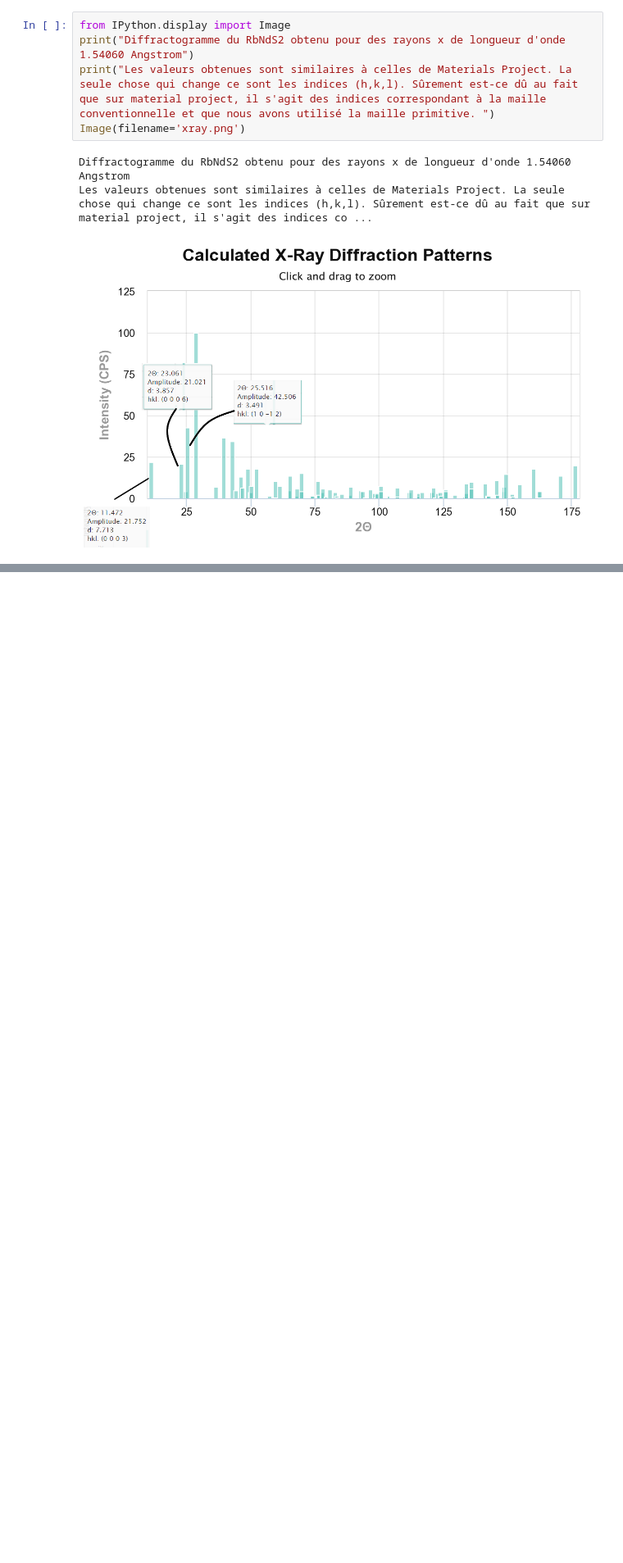
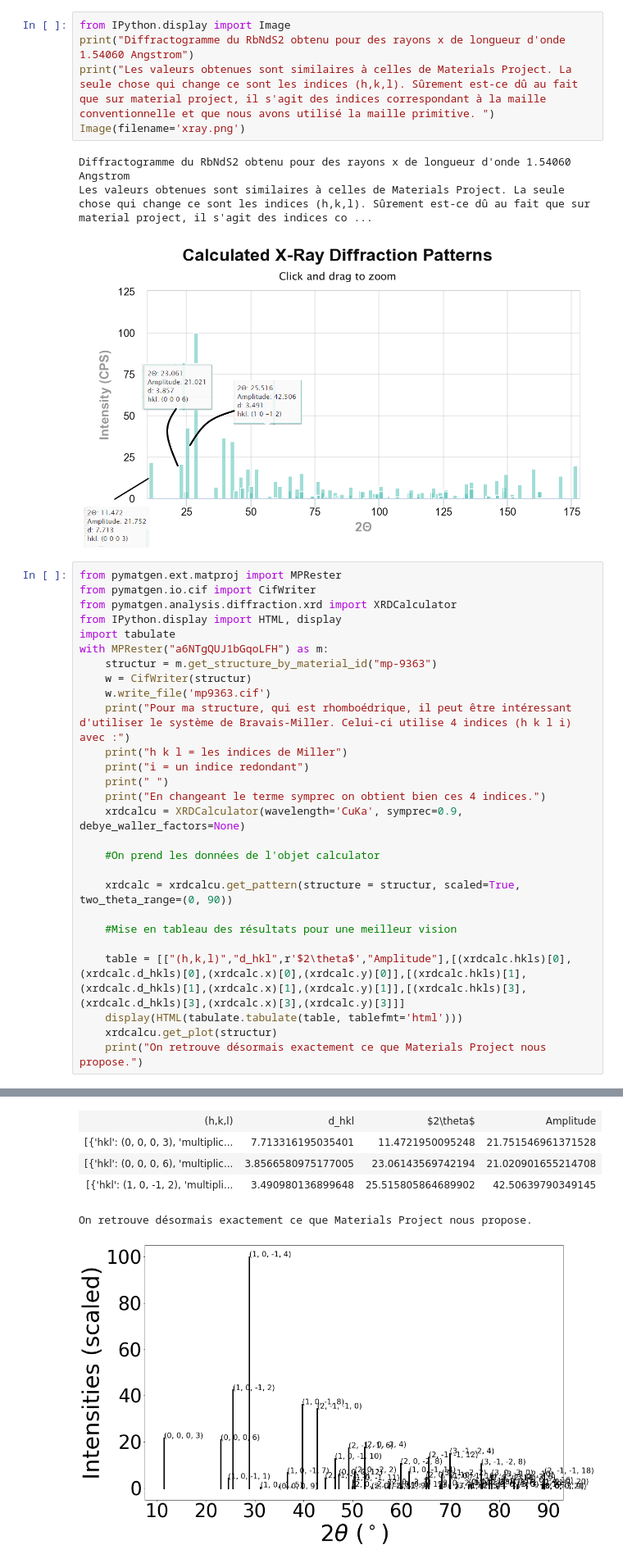
Before and after one commit to antoinepietras/lmapr1492, a Jupyter notebook: xrd.ipynb, the cells around one changed output, grey strips where cells are left out. Shown at 82% size. Saved outputs shown, nothing was run; the diff lists cells and outputs as text; blank space fills up the shorter version.

```diff
--- a/xrd.ipynb
+++ b/xrd.ipynb
@@ -36,3 +38,31 @@ Image(filename='xray.png')
 Diffractogramme du RbNdS2 obtenu pour des rayons x de longueur d'onde 1.54060 Angstrom
 Les valeurs obtenues sont similaires à celles de Materials Project. La seule chose qui change ce sont les indices (h,k,l). Sûrement est-ce dû au fait que sur material project, il s'agit des indices co ...
 [figure]
+# %%
+from pymatgen.ext.matproj import MPRester
+from pymatgen.io.cif import CifWriter
+from pymatgen.analysis.diffraction.xrd import XRDCalculator
+from IPython.display import HTML, display
+import tabulate
+with MPRester("a6NTgQUJ1bGqoLFH") as m:
+    structur = m.get_structure_by_material_id("mp-9363")
+    w = CifWriter(structur)
+    w.write_file('mp9363.cif')
+    print("Pour ma structure, qui est rhomboédrique, il peut être intéressant d'utiliser le système de Bravais-Miller. Celui-ci utilise 4 indices (h k l i) avec :")
+    print("h k l = les indices de Miller")
+    print("i = un indice redondant")
+    print(" ")
+    print("En changeant le terme symprec on obtient bien ces 4 indices.")
+    xrdcalcu = XRDCalculator(wavelength='CuKa', symprec=0.9, debye_waller_factors=None)
+
+    #On prend les données de l'objet calculator
+
+    xrdcalc = xrdcalcu.get_pattern(structure = structur, scaled=True, two_theta_range=(0, 90))
+
+    #Mise en tableau des résultats pour une meilleur vision
+
+    table = [["(h,k,l)","d_hkl",r'$2\theta$',"Amplitude"],[(xrdcalc.hkls)[0],(xrdcalc.d_hkls)[0],(xrdcalc.x)[0],(xrdcalc.y)[0]],[(xrdcalc.hkls)[1],(xrdcalc.d_hkls)[1],(xrdcalc.x)[1],(xrdcalc.y)[1]],[(xrdcalc.hkls)[3],(xrdcalc.d_hkls)[3],(xrdcalc.x)[3],(xrdcalc.y)[3]]]
+    display(HTML(tabulate.tabulate(table, tablefmt='html')))
+    xrdcalcu.get_plot(structur)
+    print("On retrouve désormais exactement ce que Materials Project nous propose.")
+# %% [output]
@@ -38,0 +74,6 @@ Les valeurs obtenues sont similaires à celles de Materials Project. La seule ch
+| (h,k,l) | d_hkl | $2\theta$ | Amplitude |
+| [{'hkl': (0, 0, 0, 3), 'multiplic... | 7.713316195035401 | 11.4721950095248 | 21.751546961371528 |
+| [{'hkl': (0, 0, 0, 6), 'multiplic... | 3.8566580975177005 | 23.06143569742194 | 21.020901655214708 |
+| [{'hkl': (1, 0, -1, 2), 'multipli... | 3.490980136899648 | 25.515805864689902 | 42.50639790349145 |
+On retrouve désormais exactement ce que Materials Project nous propose.
+[figure, added]
```
Also changed, not shown: parts of 2 cells of this notebook, 3 other files.
